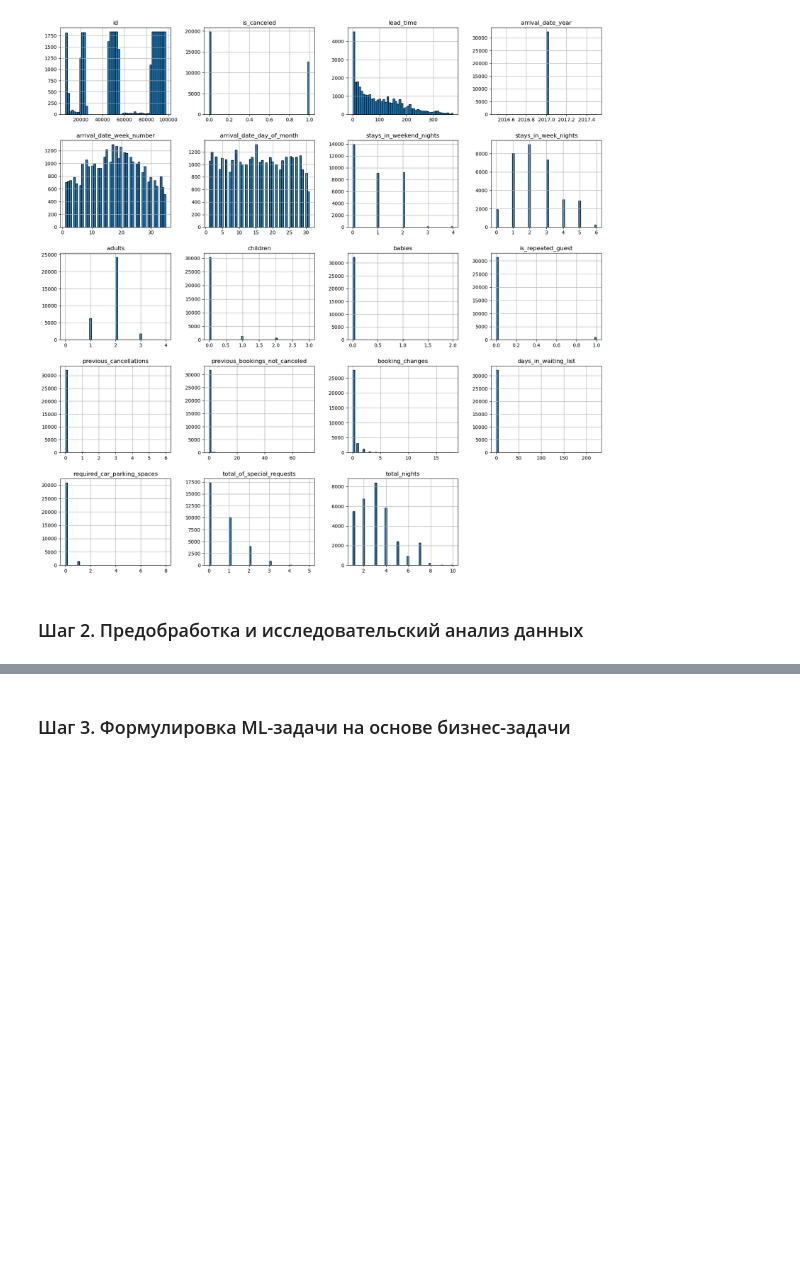
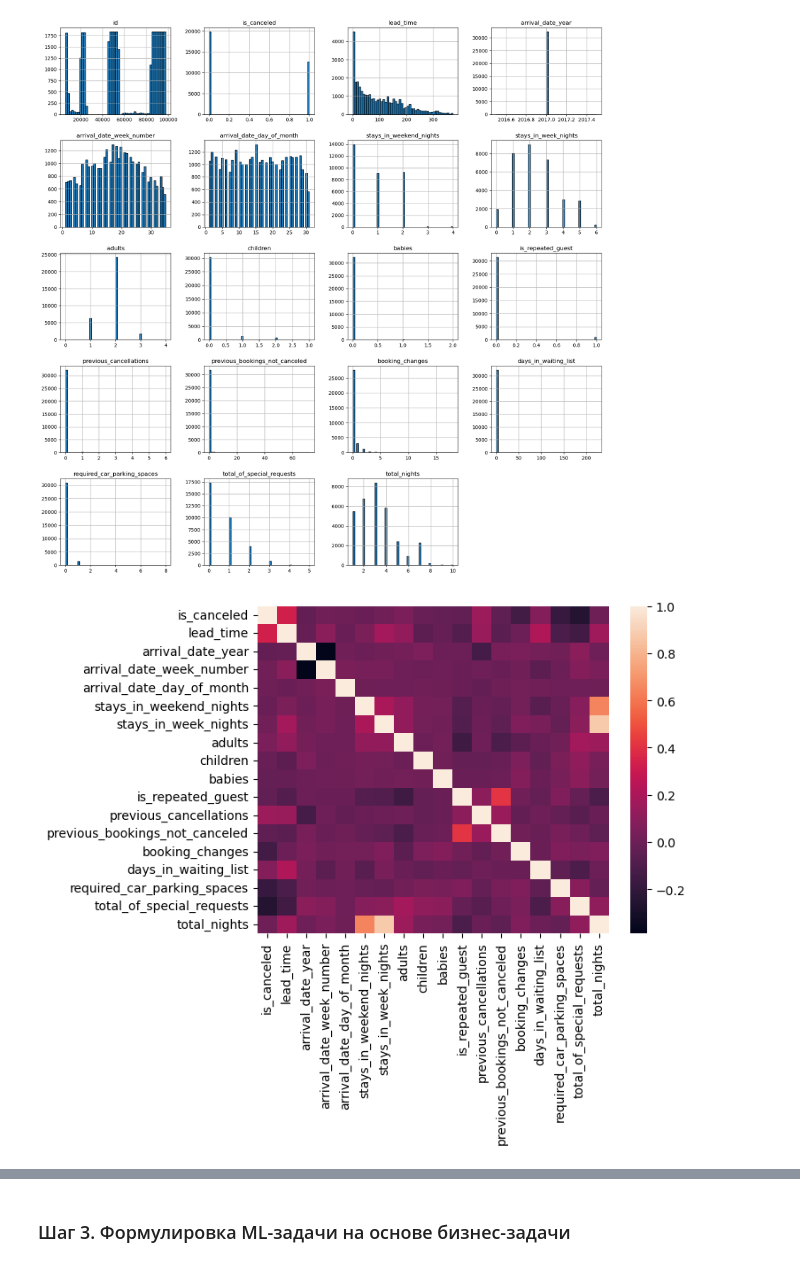
Before and after one commit to VSXV/Data-Science-Projects, a Jupyter notebook: af3e037f-d6ab-4f64-b0f2-2f6c7159523e.ipynb, the cells around one changed output, grey strips where cells are left out. Cells and saved outputs as stored; diff of their text form; code cells hidden in the pictures; blank space fills up the shorter version.

```diff
--- a/af3e037f-d6ab-4f64-b0f2-2f6c7159523e.ipynb
+++ b/af3e037f-d6ab-4f64-b0f2-2f6c7159523e.ipynb
@@ -138,5 +240,10 @@ df.hist(bins=50, figsize=(20, 20), edgecolor='black');
 test_df.hist(bins=50, figsize=(20, 20), edgecolor='black');
 # %% [output]
 [figure]
-# %% [markdown]
-### Шаг 2. Предобработка и исследовательский анализ данных
+# %%
+df = df.drop('id', axis=1)
+test_df = test_df.drop('id', axis=1)
+# %%
+sns.heatmap(df.corr());
+# %% [output]
+[figure, added]
```
Also changed, not shown: parts of 18 cells of this notebook.
